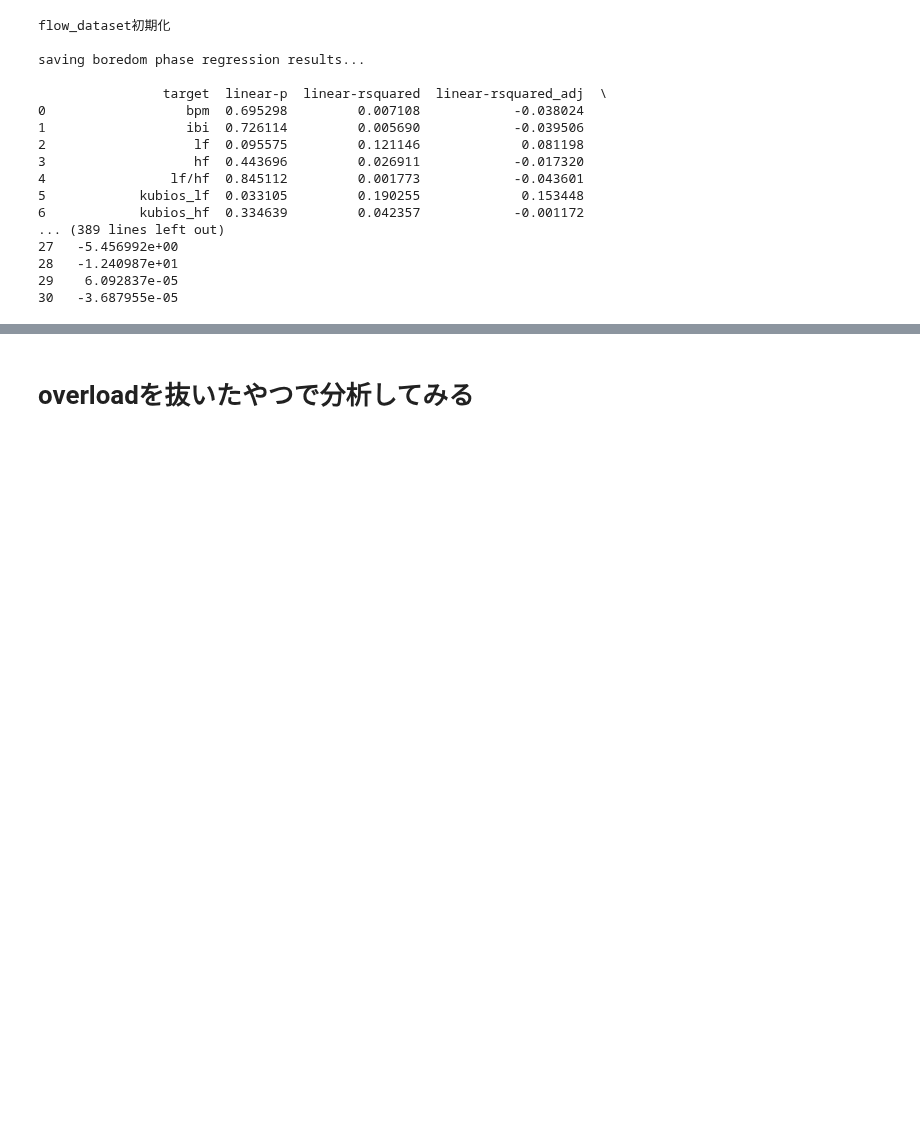
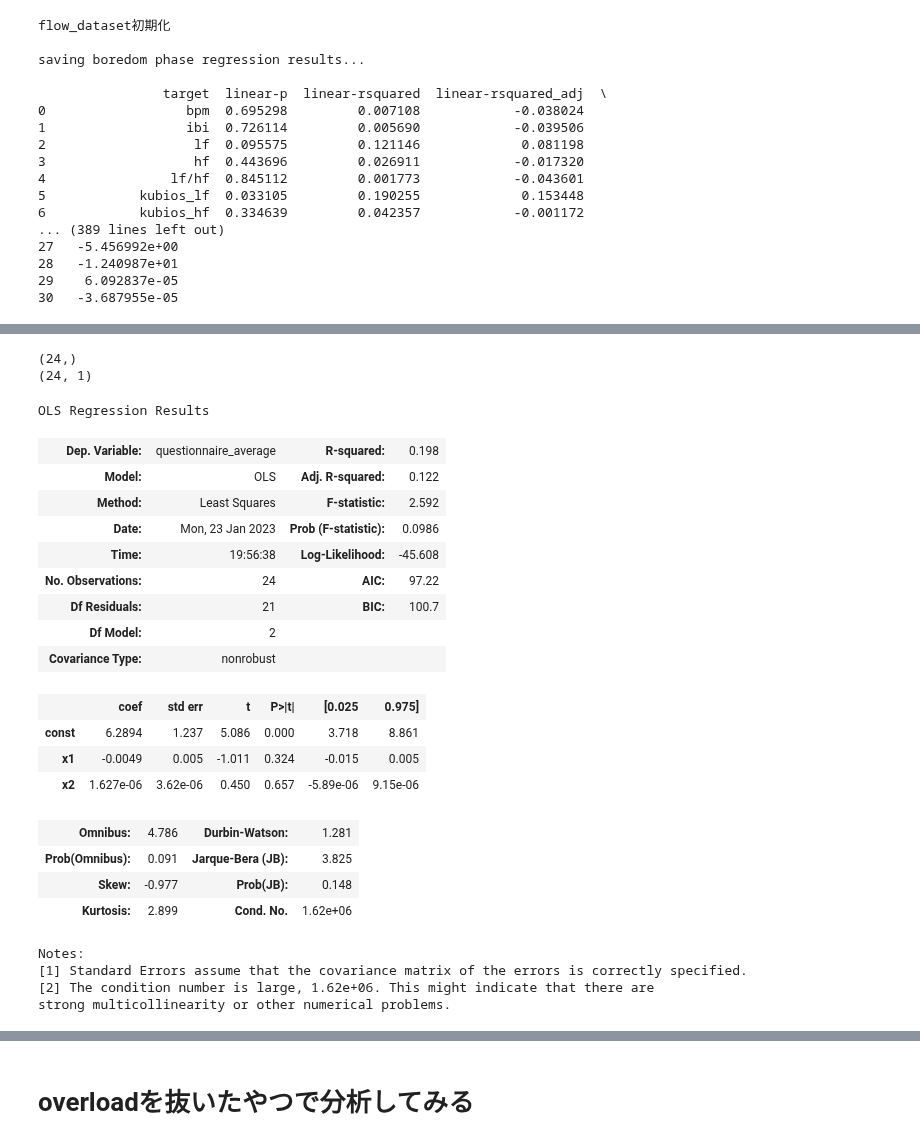
Before and after one commit to miyakooti/ECGAnalysis, a Jupyter notebook: regression_of_flow_score.ipynb, the cells around one changed output, grey strips where cells are left out. Saved outputs shown, nothing was run; the diff lists cells and outputs as text; code cells hidden in the pictures; blank space fills up the shorter version.

```diff
--- a/regression_of_flow_score.ipynb
+++ b/regression_of_flow_score.ipynb
@@ -295,0 +337,48 @@ saving boredom phase regression results...
+# %%
+x = flow_dataset["kubios_lf"]
+y = flow_dataset[["questionnaire_average"]]
+
+
+
+
+
+#         x = x**2
+
+print(x.shape)
+x = x[:,np.newaxis]
+print(x.shape)
+
+
+polynomial_features= PolynomialFeatures(degree=2)
+xp = polynomial_features.fit_transform(x)
+xp.shape
+
+model = sm.OLS(y, xp).fit()
+ypred = model.predict(xp)
+
+model.summary()
+# %% [output]
+(24,)
+(24, 1)
+OLS Regression Results
+| Dep. Variable: | questionnaire_average | R-squared: | 0.198 |
+| Model: | OLS | Adj. R-squared: | 0.122 |
+| Method: | Least Squares | F-statistic: | 2.592 |
+| Date: | Mon, 23 Jan 2023 | Prob (F-statistic): | 0.0986 |
+| Time: | 19:56:38 | Log-Likelihood: | -45.608 |
+| No. Observations: | 24 | AIC: | 97.22 |
+| Df Residuals: | 21 | BIC: | 100.7 |
+| Df Model: | 2 |  |  |
+| Covariance Type: | nonrobust |  |  |
+|  | coef | std err | t | P>|t| | [0.025 | 0.975] |
+| const | 6.2894 | 1.237 | 5.086 | 0.000 | 3.718 | 8.861 |
+| x1 | -0.0049 | 0.005 | -1.011 | 0.324 | -0.015 | 0.005 |
+| x2 | 1.627e-06 | 3.62e-06 | 0.450 | 0.657 | -5.89e-06 | 9.15e-06 |
+| Omnibus: | 4.786 | Durbin-Watson: | 1.281 |
+| Prob(Omnibus): | 0.091 | Jarque-Bera (JB): | 3.825 |
+| Skew: | -0.977 | Prob(JB): | 0.148 |
+| Kurtosis: | 2.899 | Cond. No. | 1.62e+06 |
+Notes:
+[1] Standard Errors assume that the covariance matrix of the errors is correctly specified.
+[2] The condition number is large, 1.62e+06. This might indicate that there are
+strong multicollinearity or other numerical problems.
```
Also changed, not shown: parts of 9 cells of this notebook.
